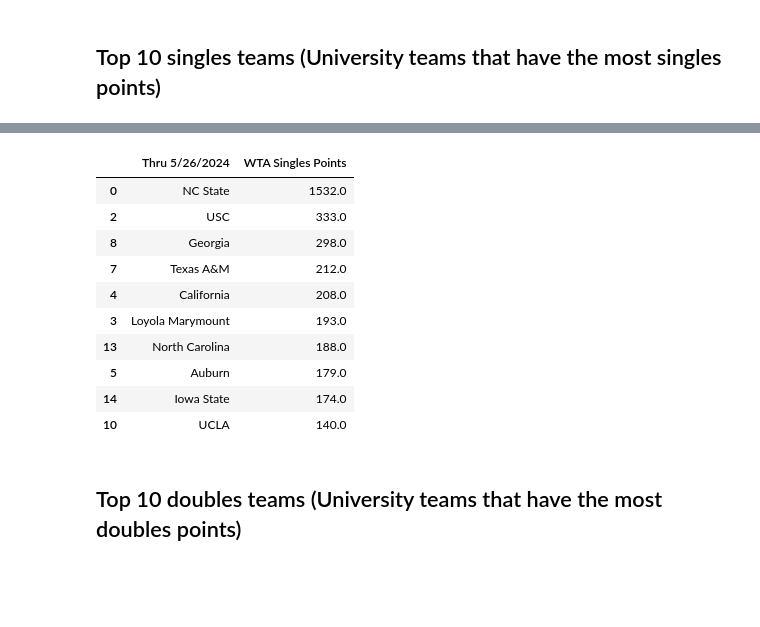
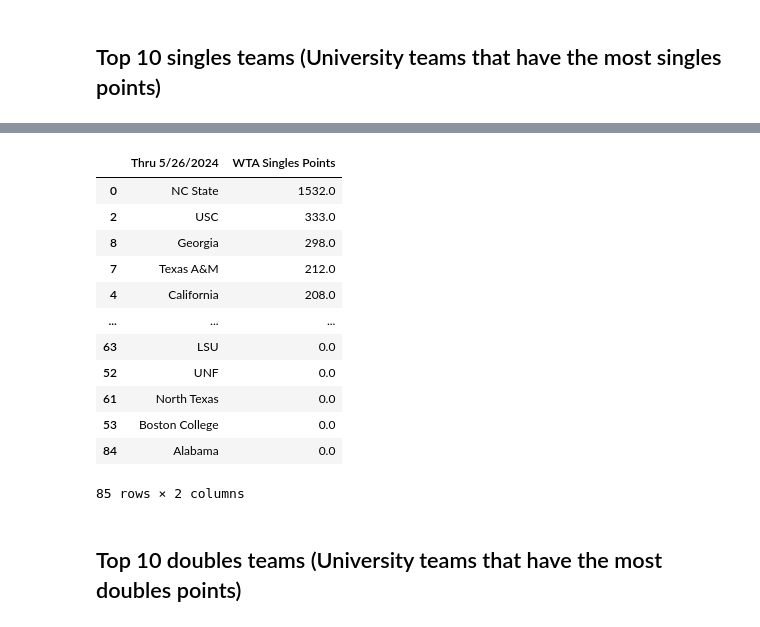
Before and after one commit to SterlingHayden/NCState-Tennis-Stats-Visualization, a Jupyter notebook: Goal7.ipynb, the cells around one changed output, grey strips where cells are left out. Drawn from its saved outputs; the diff is of its cells as text; code cells hidden in the pictures; blank space fills up the shorter version.

```diff
--- a/Goal7.ipynb
+++ b/Goal7.ipynb
@@ -124,14 +180,17 @@ df_top_10
 # %%
-df_excel[['Thru 5/26/2024', 'WTA Singles Points ']].sort_values(by='WTA Singles Points ', ascending=False)[:10]
+top10teams_singlesteams = df_excel[['Thru 5/26/2024', 'WTA Singles Points ']].sort_values(by='WTA Singles Points ', ascending=False)[:85]
+top10teams_singlesteams
 # %% [output]
 |  | Thru 5/26/2024 | WTA Singles Points |
 | 0 | NC State | 1532.0 |
 | 2 | USC | 333.0 |
 | 8 | Georgia | 298.0 |
 | 7 | Texas A&M | 212.0 |
 | 4 | California | 208.0 |
-| 3 | Loyola Marymount | 193.0 |
-| 13 | North Carolina | 188.0 |
-| 5 | Auburn | 179.0 |
-| 14 | Iowa State | 174.0 |
-| 10 | UCLA | 140.0 |
+| ... | ... | ... |
+| 63 | LSU | 0.0 |
+| 52 | UNF | 0.0 |
+| 61 | North Texas | 0.0 |
+| 53 | Boston College | 0.0 |
+| 84 | Alabama | 0.0 |
+85 rows × 2 columns
```
Also changed, not shown: parts of 21 cells of this notebook.
